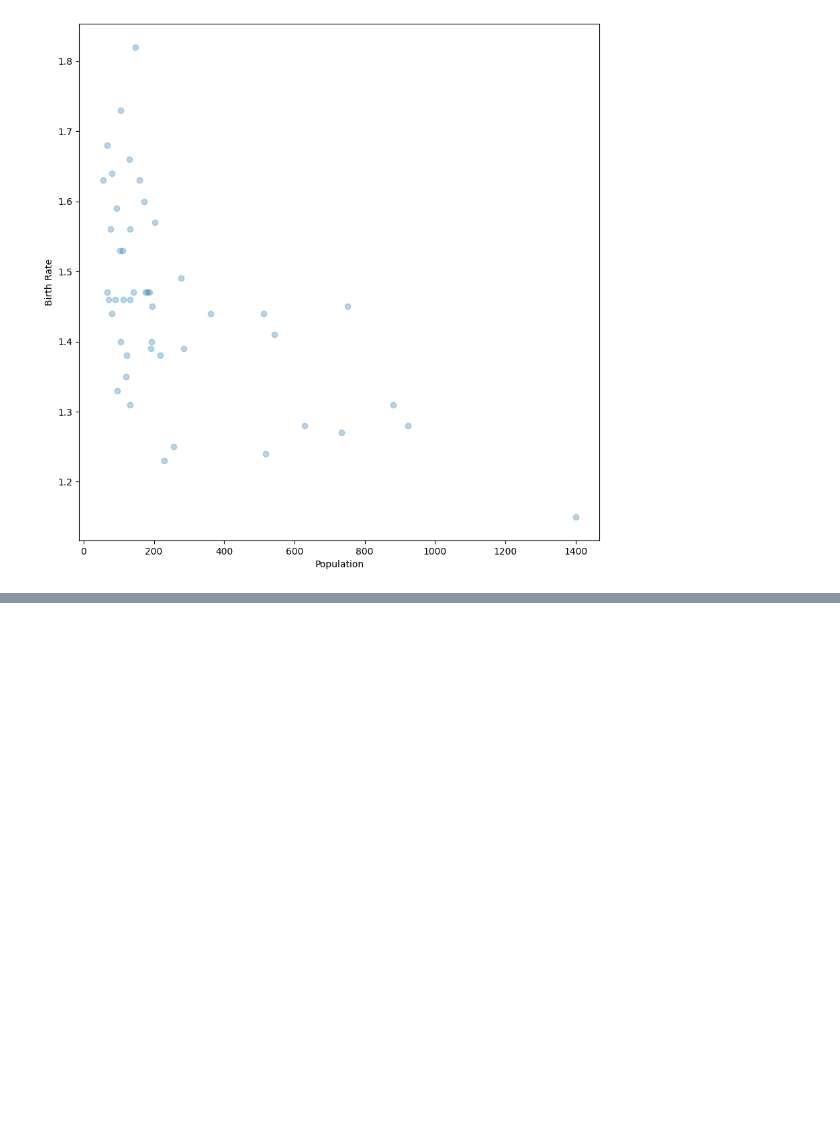
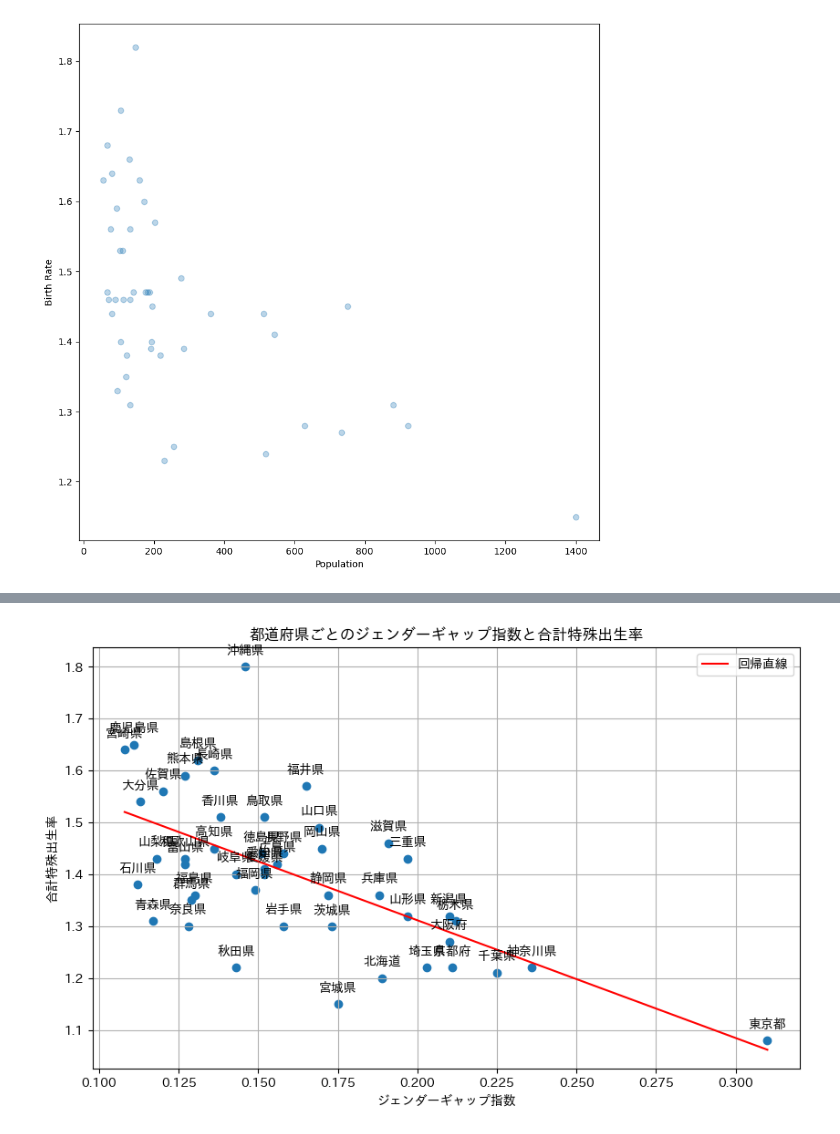
Before and after one commit to komorimasashi/kakuritsu_toukei_1, a Jupyter notebook: 9th_lec_scatterplot.ipynb, the cells around one changed output, grey strips where cells are left out. Drawn from its saved outputs; the diff is of its cells as text; code cells hidden in the pictures; blank space fills up the shorter version.

```diff
--- a/9th_lec_scatterplot.ipynb
+++ b/9th_lec_scatterplot.ipynb
@@ -309,0 +342,42 @@ plt.show()
+# %%
+
+
+# データの準備
+prefectures = ["北海道", "青森県", "岩手県", "宮城県", "秋田県", "山形県", "福島県", "茨城県", "栃木県",
+               "群馬県", "埼玉県", "千葉県", "東京都", "神奈川県", "新潟県", "富山県", "石川県", "福井県",
+               "山梨県", "長野県", "岐阜県", "静岡県", "愛知県", "三重県", "滋賀県", "京都府", "大阪府",
+               "兵庫県", "奈良県", "和歌山県", "鳥取県", "島根県", "岡山県", "広島県", "山口県", "徳島県",
+               "香川県", "愛媛県", "高知県", "福岡県", "佐賀県", "長崎県", "熊本県", "大分県", "宮崎県",
+               "鹿児島県", "沖縄県"]
+gender_gap_index = [0.189, 0.117, 0.158, 0.175, 0.143, 0.197, 0.13, 0.173, 0.212, 0.129,
+                    0.203, 0.225, 0.31, 0.236, 0.21, 0.127, 0.112, 0.165, 0.118, 0.158,
+                    0.143, 0.172, 0.152, 0.197, 0.191, 0.211, 0.21, 0.188, 0.128, 0.127,
+                    0.152, 0.131, 0.17, 0.156, 0.169, 0.151, 0.138, 0.152, 0.136, 0.149,
+                    0.12, 0.136, 0.127, 0.113, 0.108, 0.111, 0.146]
+total_fertility_rate = [1.2, 1.31, 1.3, 1.15, 1.22, 1.32, 1.36, 1.3, 1.31, 1.35, 1.22, 1.21,
+                          1.08, 1.22, 1.32, 1.42, 1.38, 1.57, 1.43, 1.44, 1.4, 1.36, 1.41, 1.43,
+                          1.46, 1.22, 1.27, 1.36, 1.3, 1.43, 1.51, 1.62, 1.45, 1.42, 1.49, 1.44,
+                          1.51, 1.4, 1.45, 1.37, 1.56, 1.6, 1.59, 1.54, 1.64, 1.65, 1.8]
+
+# 散布図と回帰直線の描画
+plt.figure(figsize=(10, 6))
+plt.scatter(gender_gap_index, total_fertility_rate)
+plt.xlabel("ジェンダーギャップ指数")
+plt.ylabel("合計特殊出生率")
+plt.title("都道府県ごとのジェンダーギャップ指数と合計特殊出生率")
+
+# 回帰直線の計算
+coefficients = np.polyfit(gender_gap_index, total_fertility_rate, 1)
+polynomial = np.poly1d(coefficients)
+x = np.linspace(min(gender_gap_index), max(gender_gap_index), 100)
+plt.plot(x, polynomial(x), color='r', label="回帰直線")
+
+# 都道府県名のラベルを追加
+for i in range(len(prefectures)):
+    plt.annotate(prefectures[i], (gender_gap_index[i], total_fertility_rate[i]), textcoords="offset points", xytext=(0,10), ha='center')
+
+plt.legend()
+plt.grid(True)
+plt.show()
+# %% [output]
+[figure, added]
```
Also changed, not shown: parts of 4 cells of this notebook.
